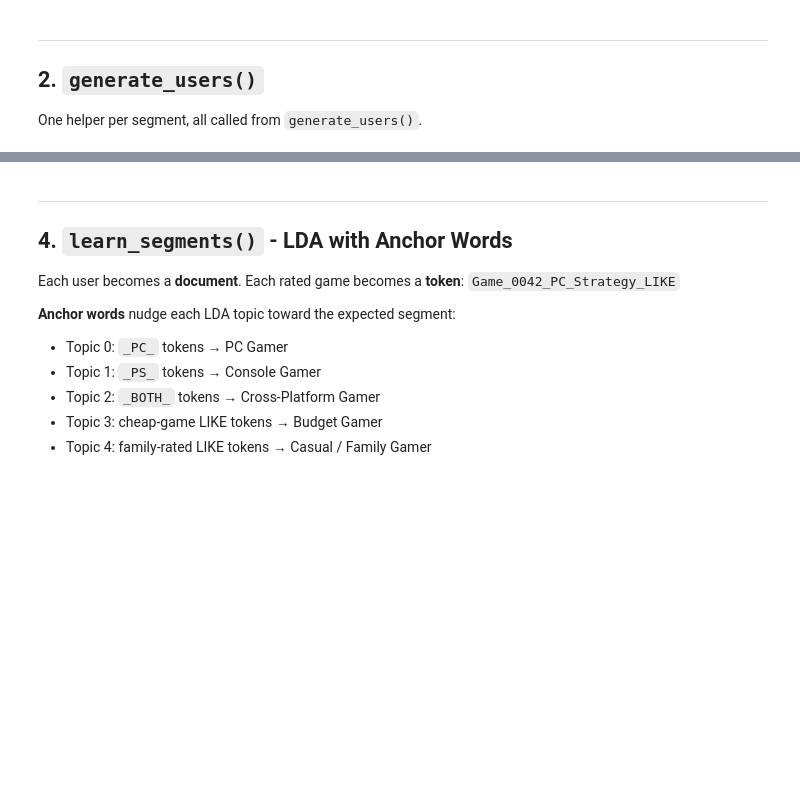
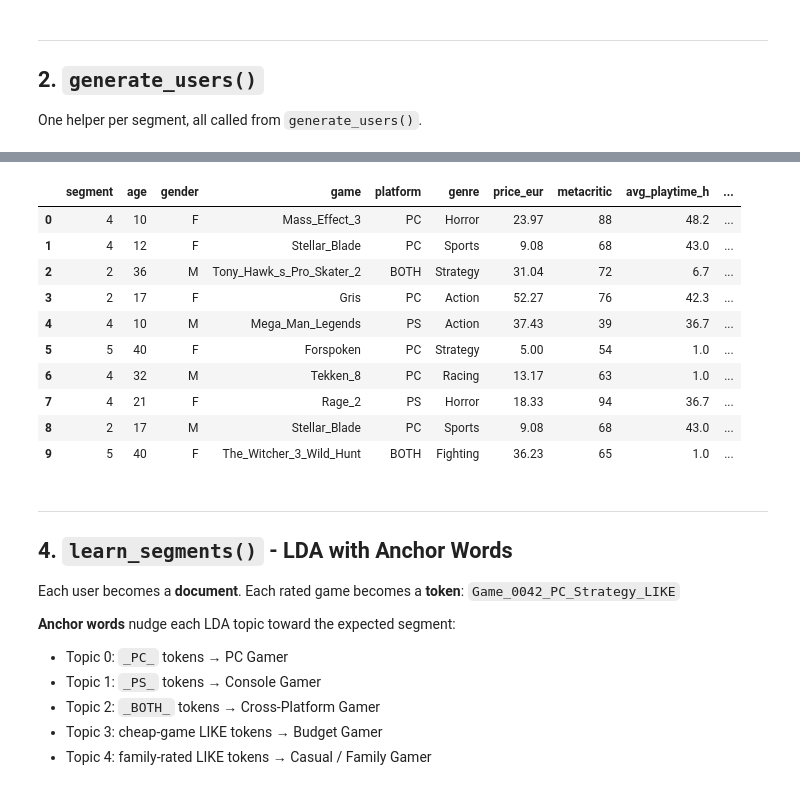
Before and after one commit to kitsakisGk/Masters_AUEB, a Jupyter notebook: Recommender_Systems/Assignment_1/Assignment_1_Kitsakis.ipynb, the cells around one changed output, grey strips where cells are left out. Drawn from its saved outputs; the diff is of its cells as text; code cells hidden in the pictures; blank space fills up the shorter version.

```diff
--- a/Recommender_Systems/Assignment_1/Assignment_1_Kitsakis.ipynb
+++ b/Recommender_Systems/Assignment_1/Assignment_1_Kitsakis.ipynb
@@ -414,3 +416,11 @@ def generate_ratings(
     print(f'Negative (dislike): {total-positive:,}  ({(total-positive)/total:.1%})')
     print(f'Noise level       : {noise:.0%}')
     print(f'Saved to          : {output_file}')
+# %%
+generate_ratings(users, games, n_ratings=10000, noise=0.10, output_file='ratings.csv')
+
+df = pd.read_csv('ratings.csv')
+print()
+print('Like rate per segment:')
+for seg, grp in df.groupby('segment'):
+    print(f'  Segment {seg} - {SEG_NAMES[seg]:25s}: {(grp["rating"]==1).mean():.1%} likes  ({len(grp):,} ratings)')
@@ -417,3 +440,17 @@ def generate_ratings(
+# %%
+df.head(10)
+# %% [output]
+|  | segment | age | gender | game | platform | genre | price_eur | metacritic | avg_playtime_h | ... |
+| 0 | 4 | 10 | F | Mass_Effect_3 | PC | Horror | 23.97 | 88 | 48.2 | ... |
+| 1 | 4 | 12 | F | Stellar_Blade | PC | Sports | 9.08 | 68 | 43.0 | ... |
+| 2 | 2 | 36 | M | Tony_Hawk_s_Pro_Skater_2 | BOTH | Strategy | 31.04 | 72 | 6.7 | ... |
+| 3 | 2 | 17 | F | Gris | PC | Action | 52.27 | 76 | 42.3 | ... |
+| 4 | 4 | 10 | M | Mega_Man_Legends | PS | Action | 37.43 | 39 | 36.7 | ... |
+| 5 | 5 | 40 | F | Forspoken | PC | Strategy | 5.00 | 54 | 1.0 | ... |
+| 6 | 4 | 32 | M | Tekken_8 | PC | Racing | 13.17 | 63 | 1.0 | ... |
+| 7 | 4 | 21 | F | Rage_2 | PS | Horror | 18.33 | 94 | 36.7 | ... |
+| 8 | 2 | 17 | M | Stellar_Blade | PC | Sports | 9.08 | 68 | 43.0 | ... |
+| 9 | 5 | 40 | F | The_Witcher_3_Wild_Hunt | BOTH | Fighting | 36.23 | 65 | 1.0 | ... |
 # %% [markdown]
 ---
 ## 4. `learn_segments()` - LDA with Anchor Words
```
Also changed, not shown: parts of 27 cells of this notebook.
